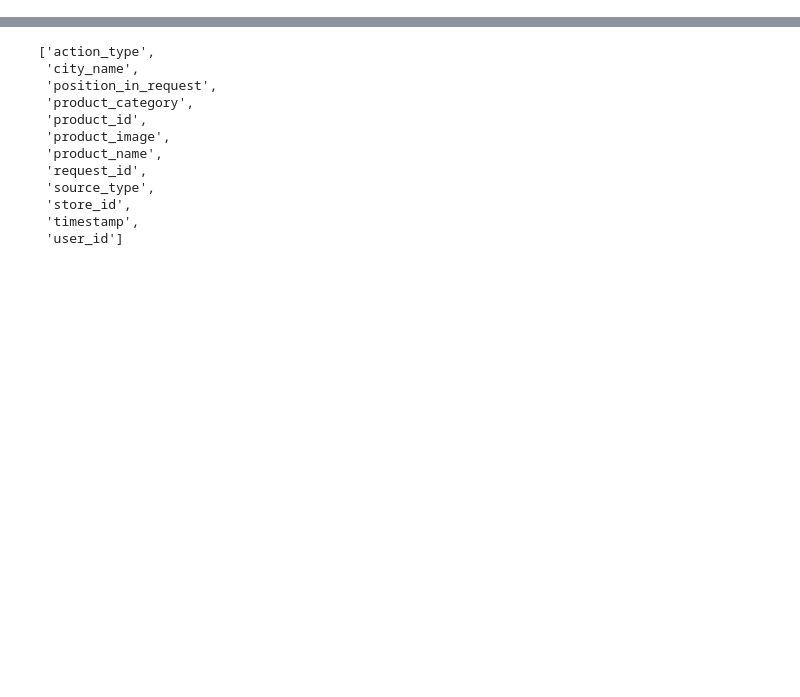
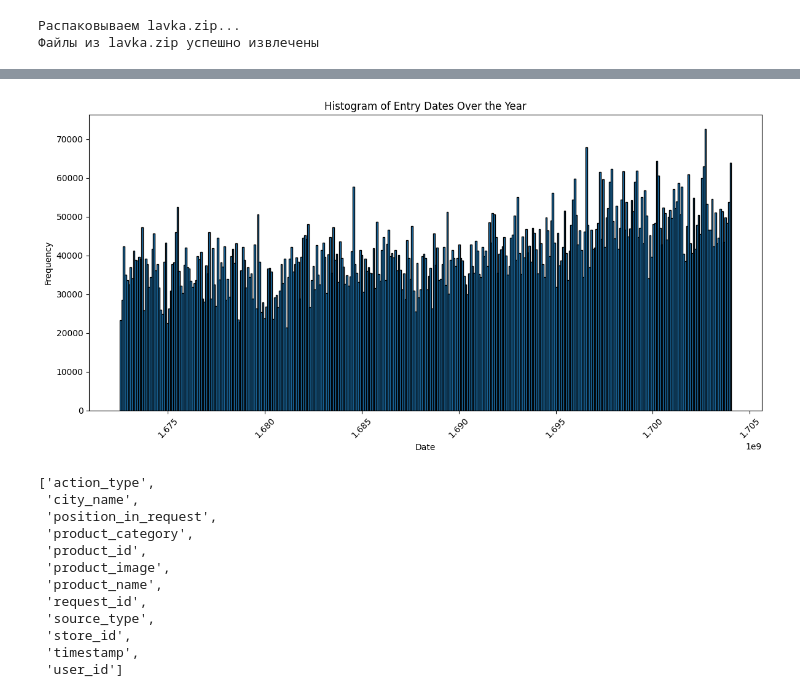
Before and after one commit to almayor/lavka-rs-contest, a Jupyter notebook: exploration.ipynb, the cells around one changed output, grey strips where cells are left out. Cells and saved outputs as stored; diff of their text form; code cells hidden in the pictures; blank space fills up the shorter version.

```diff
--- a/exploration.ipynb
+++ b/exploration.ipynb
@@ -17,6 +16,42 @@ from tqdm.auto import tqdm
 from concurrent.futures import ThreadPoolExecutor
 from sklearn.metrics import roc_auc_score, log_loss, ndcg_score
 from pprint import pprint
+# %%
+def download_and_extract(url: str, filename: str, chunk_size: int = 1024):
+    # Скачивание файла
+    response = requests.get(url, stream=True)
+    response.raise_for_status()
+
+    total_size = int(response.headers.get('content-length', 0))
+
+    # Запись файла
+    with open(filename, "wb") as f:
+        with tqdm(
+            total=total_size,
+            unit='B',
+            unit_scale=True,
+            desc=filename,
+            bar_format='{l_bar}{bar:50}{r_bar}{bar:-50b}'  # формат для красоты
+        ) as pbar:
+            for chunk in response.iter_content(chunk_size=chunk_size):
+                if chunk:
+                    f.write(chunk)
+                    pbar.update(len(chunk))
+
+    # Распаковка архива
+    with zipfile.ZipFile(filename, "r") as zip_ref:
+        print(f"\nРаспаковываем {filename}...")
+        zip_ref.extractall(".")
+        print(f"Файлы из {filename} успешно извлечены\n")
+
+
+download_and_extract(
+    url="https://www.kaggle.com/api/v1/datasets/download/thekabeton/ysda-recsys-2025-lavka-dataset",
+    filename="lavka.zip"
+)
+# %% [output]
+Распаковываем lavka.zip...
+Файлы из lavka.zip успешно извлечены
 # %%
 train = pl.read_parquet('train.parquet')
 test = pl.read_parquet('test.parquet')
@@ -40,6 +75,17 @@ shape: (100, 12)
 | "AT_Click" | "Москва" | null | "Прочие замороженные торты" | 10397281864504523812 | "https://avatars.mds.yandex.net… | "Торт Графские развалины «Из Ла… | ... |
 | "AT_View" | "Екатеринбург" | 10 | "Смеси ягод замороженные" | 4027876597313987535 | "https://avatars.mds.yandex.net… | "Смесь Ягодный морс «Мираторг» … | ... |
 | "AT_View" | "Москва" | 361 | "Другие мягкие итальянские сыры" | 11162393527556563235 | "https://avatars.mds.yandex.net… | "Сыр Боккончини копчёный «Из Ла… | ... |
+# %%
+plt.figure(figsize=(12, 6))
+plt.hist(train['timestamp'], bins=365, edgecolor='black')
+plt.title("Histogram of Entry Dates Over the Year")
+plt.xlabel("Date")
+plt.ylabel("Frequency")
+plt.xticks(rotation=45)
+plt.tight_layout()
+plt.show()
+# %% [output]
+[figure, added]
 # %%
 train.columns
 # %% [output]
```
Also changed, not shown: parts of 2 cells of this notebook, 3 other files.
